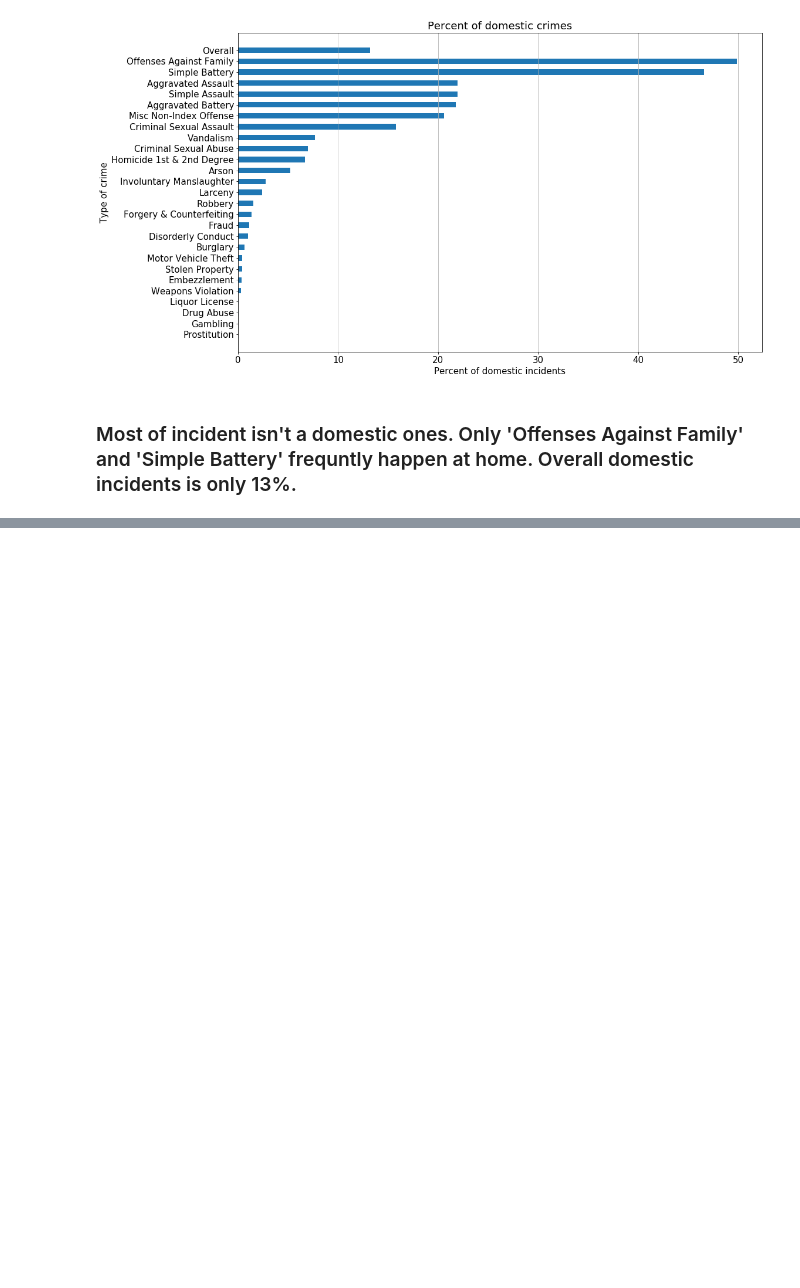
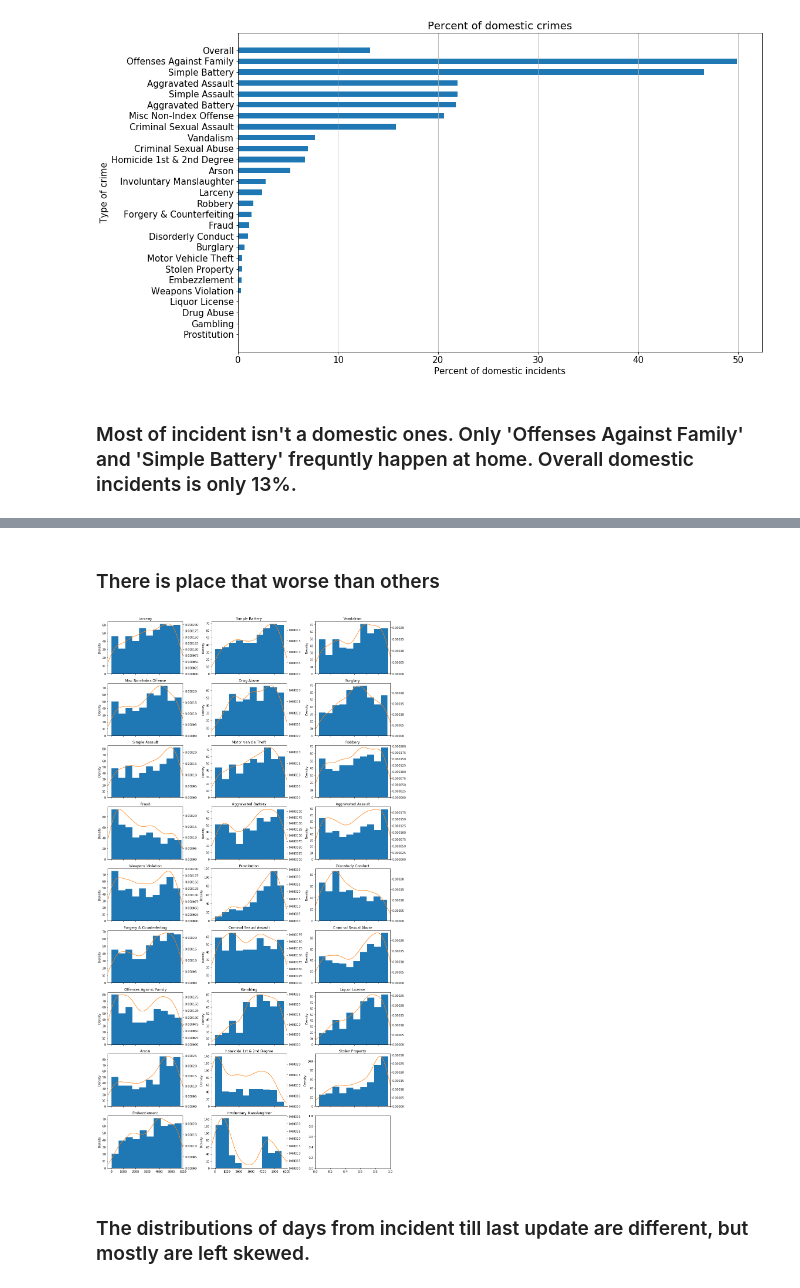
Before and after one commit to belkasanek/eda_chicago_crime_data, a Jupyter notebook: chicago_crimes_eda.ipynb, the cells around one changed output, grey strips where cells are left out. Cells and saved outputs as stored; diff of their text form; code cells hidden in the pictures; blank space fills up the shorter version.

```diff
--- a/chicago_crimes_eda.ipynb
+++ b/chicago_crimes_eda.ipynb
@@ -228,0 +295,25 @@ plt.setp(ax.get_yticklabels(), size=15);
+# %% [markdown]
+### There is place that worse than others
+# %%
+# list of incidents, sorted by their frequentist
+l = df['FBI Code'].value_counts().reset_index()['index']
+
+n = 3 # col
+m = (len(l) - 1) // n + 1 # rows
+fig, axes = plt.subplots(m, n, figsize=(n * 5, m * 3), sharex=False)
+
+for i, code in enumerate(l):
+    temp = df.loc[df['FBI Code'] == code, 'Day_diff'].sample(500, replace=True)
+    r, c = i // n, i % n
+    ax = axes[r, c]
+    temp.hist(ax=ax)
+    ax.set_xlim(-300, 6000)
+    ax2 = temp.plot.kde(ax=ax, secondary_y=True,
+                        title=fbi_df.loc[fbi_df['Code'] == code, 'Description'].values[0])
+    ax2.set_ylim(0)
+
+fig.tight_layout()
+# %% [output]
+[figure, added]
+# %% [markdown]
+### The distributions of days from incident till last update are different, but mostly are left skewed.
```
Also changed, not shown: parts of 9 cells of this notebook.
